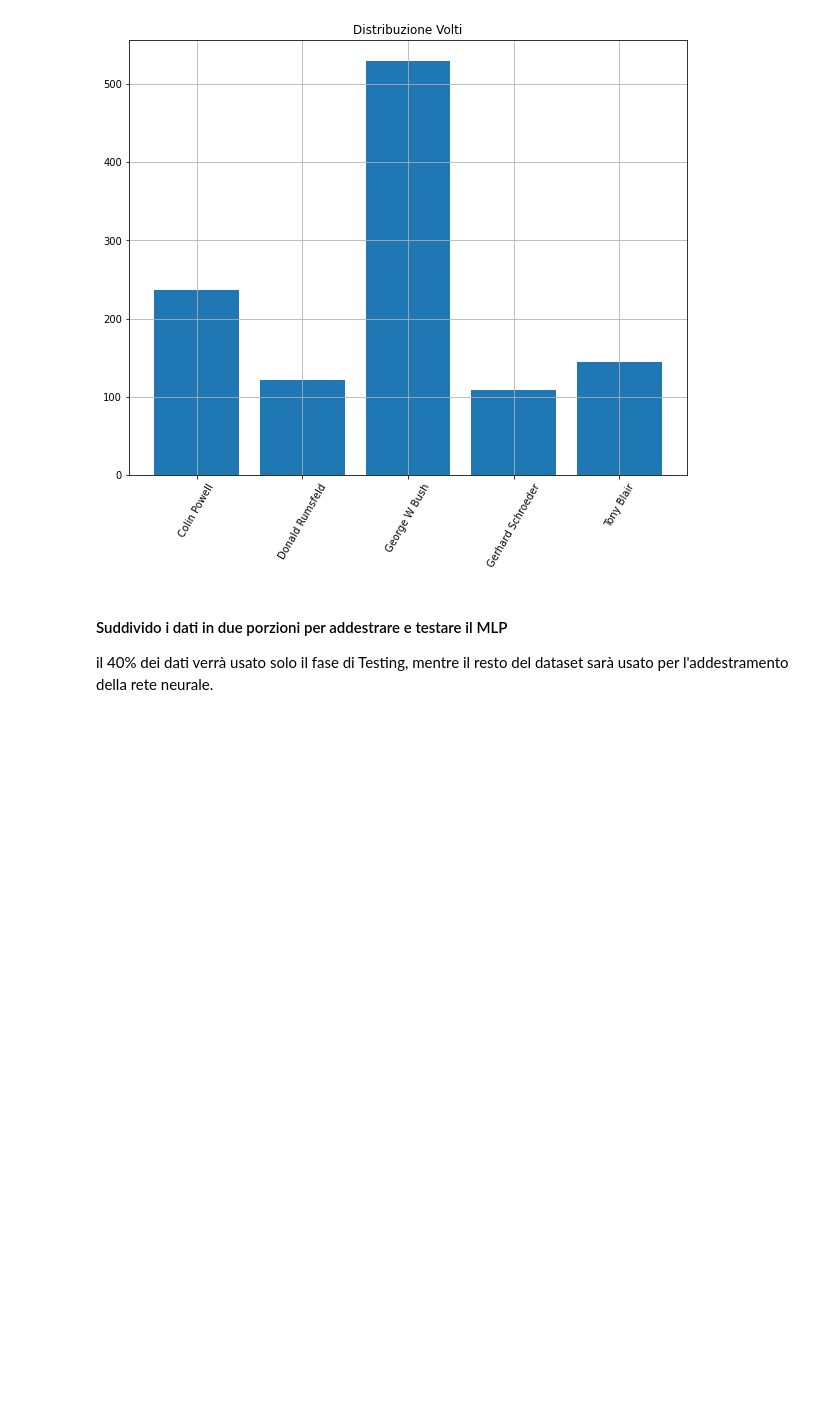
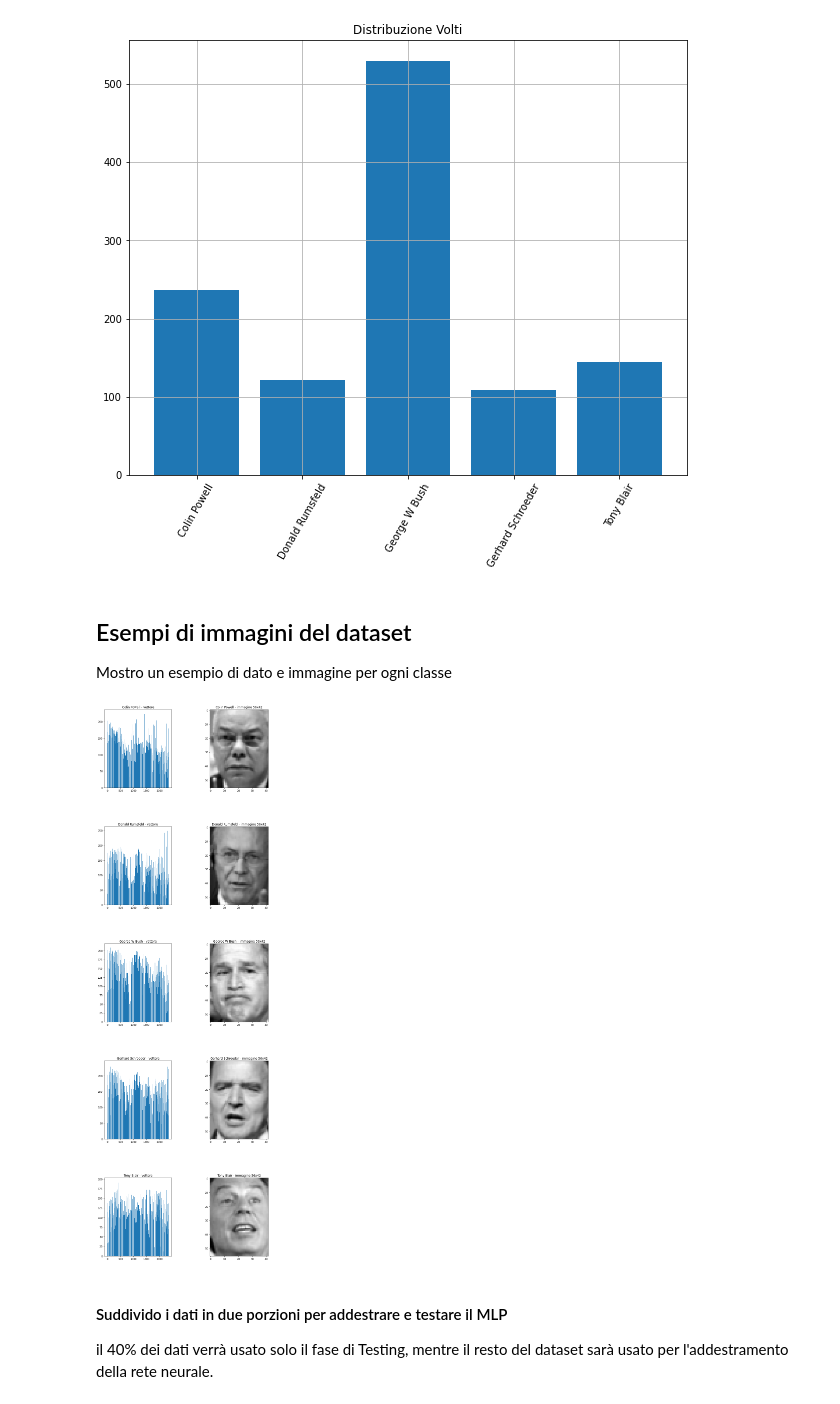
Before and after one commit to Edoxy/MIA, a Jupyter notebook: Tesina/Tesina.ipynb, the cells around one changed output. Drawn from its saved outputs; the diff is of its cells as text; code cells hidden in the pictures; blank space fills up the shorter version.

```diff
--- a/Tesina/Tesina.ipynb
+++ b/Tesina/Tesina.ipynb
@@ -44,6 +52,36 @@ plt.grid()
 plt.show()
 # %% [output]
 [figure]
+# %% [markdown]
+## Esempi di immagini del dataset
+Mostro un esempio di dato e immagine per ogni classe
+# %%
+face_data_df = pd.DataFrame(face_data)
+
+face_targets_df = pd.DataFrame({'target': face_targets, 'target_names': [face_tnames[t] for t in face_targets]})
+
+class_indices = {}
+
+for name in face_tnames:
+    class_indices[name] = face_targets_df.loc[face_targets_df['target_names']==name].index.to_list()
+
+fig1, axs1 = plt.subplots(len(face_tnames), 2, figsize=(12, len(face_tnames) * 8))
+
+for i in range(len(face_tnames)):
+
+    name = face_tnames[i]
+    first_ind = class_indices[name][0]
+
+    axs1[i, 0].bar(np.arange(face_data.shape[1]), face_data[first_ind, :])
+    axs1[i, 0].set_title('{} - vettore'.format(name))
+
+    axs1[i, 1].imshow(face_images[first_ind], cmap=plt.cm.gray)
+    axs1[i, 1].set_title('{} - immagine {}x{}'.format(name, face_images.shape[1], face_images.shape[2]))
+
+plt.subplots_adjust(wspace=0.5, hspace=0.5)
+plt.show()
+# %% [output]
+[figure, added]
 # %% [markdown]
 #### Suddivido i dati in due porzioni per addestrare e testare il MLP
 il 40% dei dati verrà usato solo il fase di Testing, mentre il resto del dataset sarà usato per l'addestramento della rete neurale.
```
Also changed, not shown: parts of 13 cells of this notebook.
